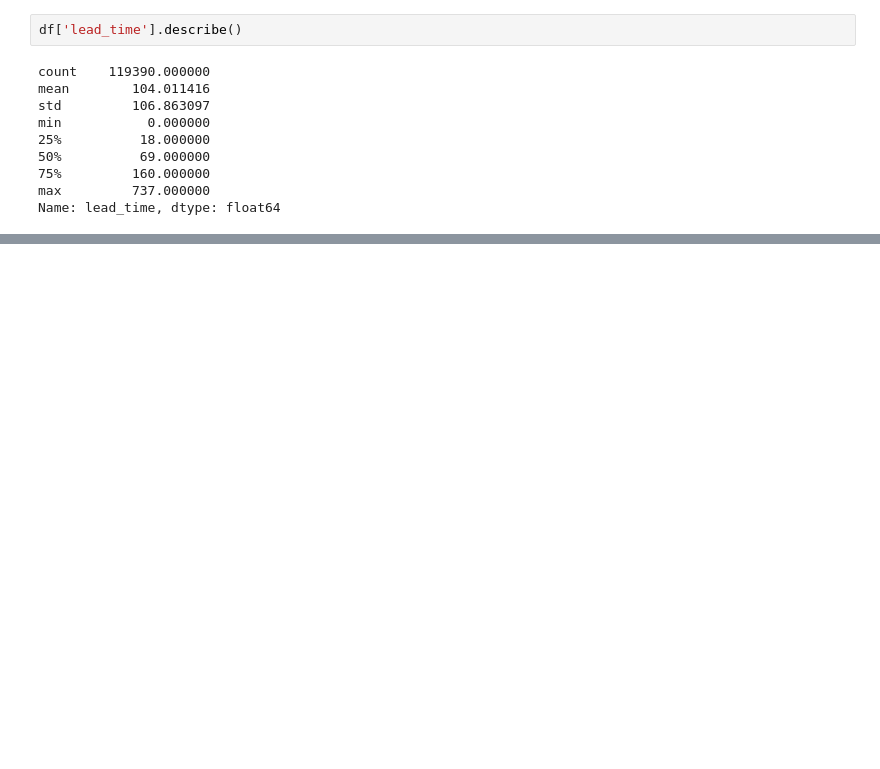
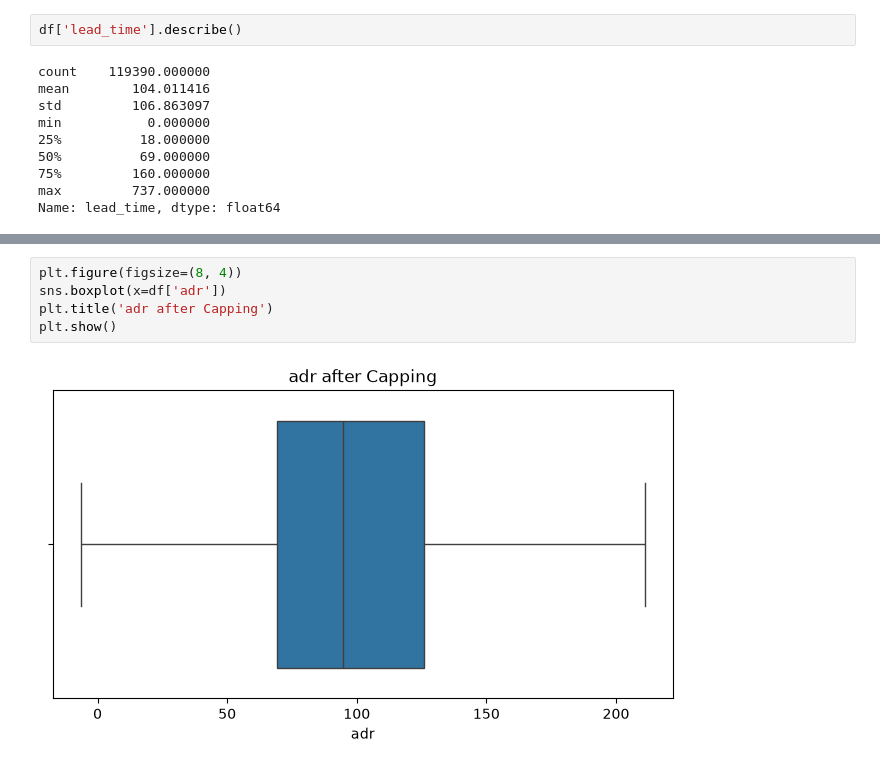
Before and after one commit to kabisha009-debug/Hotel-booking-prediction-and-reservation-analysis-1, a Jupyter notebook: hotel booking 1.ipynb, the cells around one changed output, grey strips where cells are left out. Cells and saved outputs as stored; diff of their text form; blank space fills up the shorter version.

```diff
--- a/hotel booking 1.ipynb
+++ b/hotel booking 1.ipynb
@@ -223,0 +270,7 @@ Name: lead_time, dtype: float64
+# %%
+plt.figure(figsize=(8, 4))
+sns.boxplot(x=df['adr'])
+plt.title('adr after Capping')
+plt.show()
+# %% [output]
+[figure, added]
```
Also changed, not shown: parts of 51 cells of this notebook.
